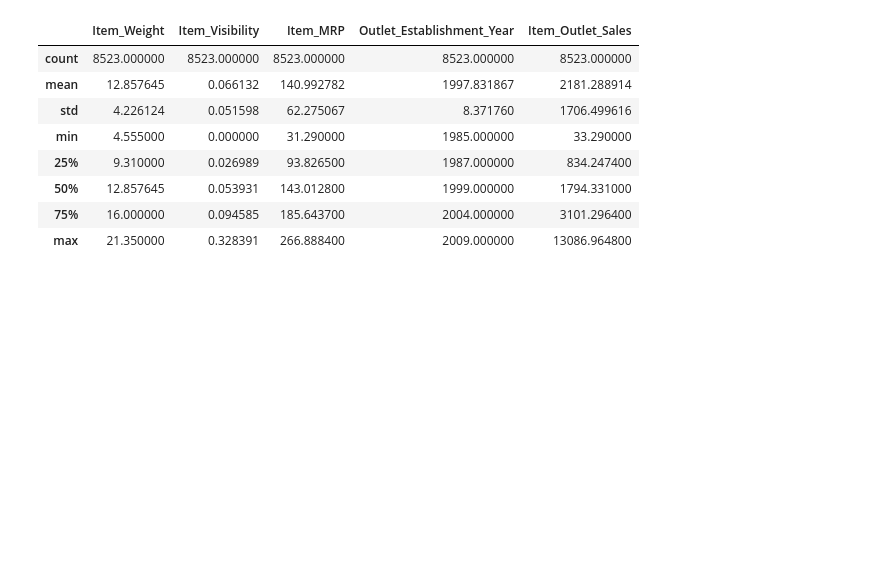
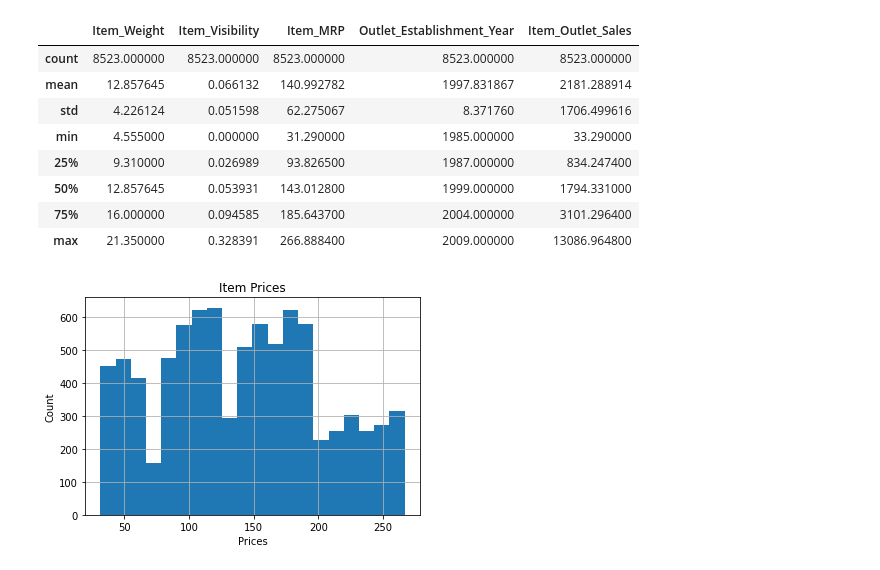
Before and after one commit to JobinJose9660/sales-predictions, a Jupyter notebook: Sales_Prediction.ipynb, the cells around one changed output. Saved outputs shown, nothing was run; the diff lists cells and outputs as text; code cells hidden in the pictures; blank space fills up the shorter version.

```diff
--- a/Sales_Prediction.ipynb
+++ b/Sales_Prediction.ipynb
@@ -2,7 +2,7 @@
 <a href="https://colab.research.google.com/github/JobinJose9660/sales-predictions/blob/main/Sales_Prediction.ipynb" target="_parent"><img src="https://colab.research.google.com/assets/colab-badge.svg" alt="Open In Colab"/></a>
 # %%
 import pandas as pd
-sales = '/content/sales_predictions.csv'
+sales = '/sales_predictions.csv'
 df = pd.read_csv(sales)
 df.head()
 # %% [output]
@@ -138,6 +132,12 @@ LF          316
 reg         117
 low fat     112
 Name: Item_Fat_Content, dtype: int64
+# %%
+df.loc[df['Item_Fat_Content'] == 'LF', 'Item_Fat_Content'] = 'Low Fat'
+# %%
+df.loc[df['Item_Fat_Content'] == 'reg', 'Item_Fat_Content'] = 'Regular'
+# %%
+df.loc[df['Item_Fat_Content'] == 'low fat', 'Item_Fat_Content'] = 'Low Fat'
 # %%
 df.loc[df['Item_Fat_Content'] == 'LF', 'Item_Fat_Content'] = 'Low Fat'
 # %%
@@ -209,0 +212,13 @@ df.describe()
+# %%
+#Analysis of  the data
+#1 Histogram to analyize various distubution
+#Distribution of Price of Items(Item_MRP)
+import matplotlib.pyplot as plt
+import seaborn as sns
+df['Item_MRP'].hist(bins = 20)
+plt.xlabel('Prices')
+plt.ylabel('Count')
+plt.title('Item Prices')
+plt.show()
+# %% [output]
+[figure, added]
```
Also changed, not shown: parts of 16 cells of this notebook.
